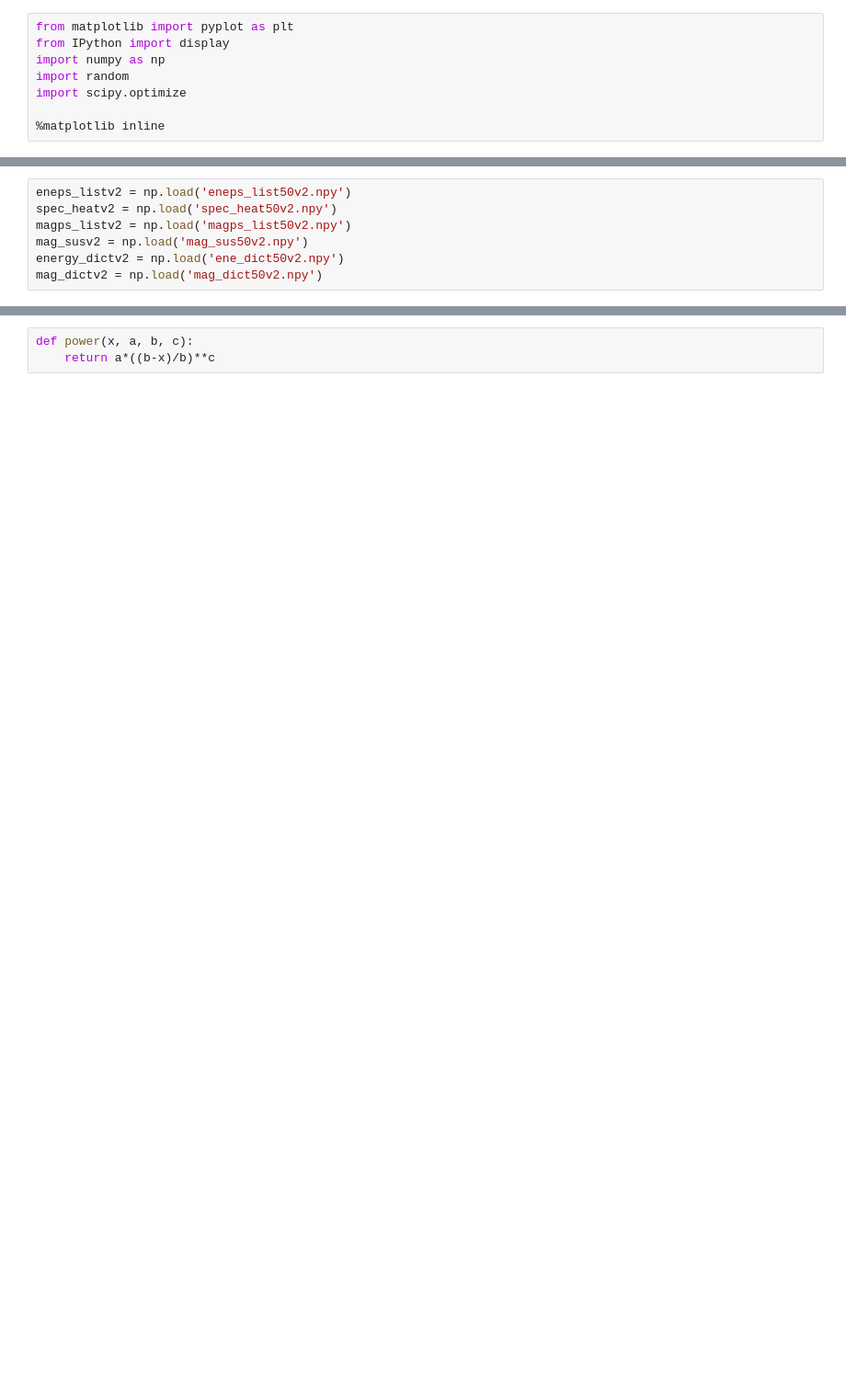
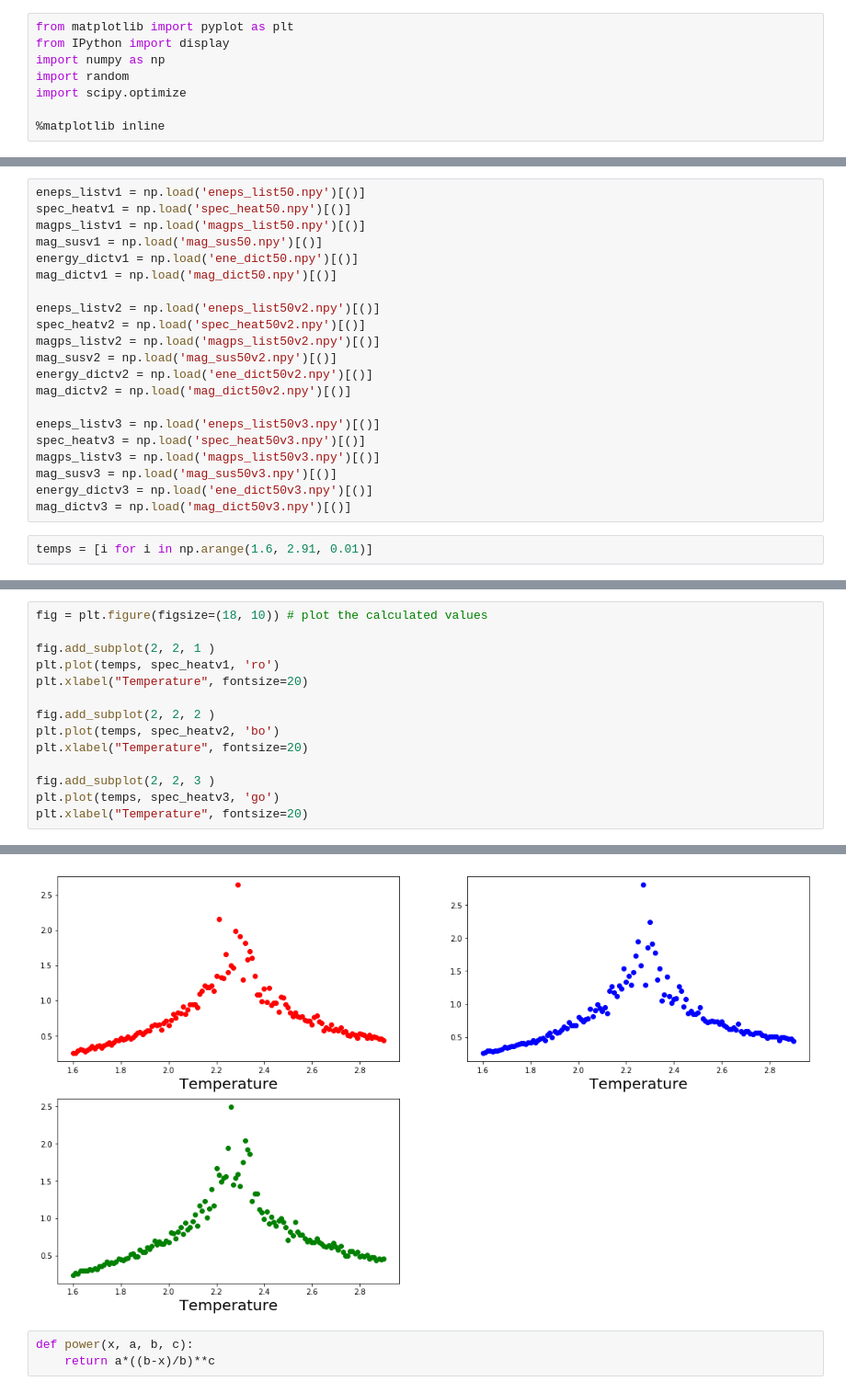
Before and after one commit to kaitshin/PHYSICS113-final-project, a Jupyter notebook: Metropolis Critical Exp.ipynb, the cells around one changed output, grey strips where cells are left out. Shown: that part at 92% size. Saved outputs shown, nothing was run; the diff lists cells and outputs as text; blank space fills up the shorter version.

```diff
--- a/Metropolis Critical Exp.ipynb
+++ b/Metropolis Critical Exp.ipynb
@@ -9,7 +81,23 @@ import scipy.optimize
 # %%
-eneps_listv2 = np.load('eneps_list50v2.npy')
-spec_heatv2 = np.load('spec_heat50v2.npy')
-magps_listv2 = np.load('magps_list50v2.npy')
-mag_susv2 = np.load('mag_sus50v2.npy')
-energy_dictv2 = np.load('ene_dict50v2.npy')
-mag_dictv2 = np.load('mag_dict50v2.npy')
+eneps_listv1 = np.load('eneps_list50.npy')[()]
+spec_heatv1 = np.load('spec_heat50.npy')[()]
+magps_listv1 = np.load('magps_list50.npy')[()]
+mag_susv1 = np.load('mag_sus50.npy')[()]
+energy_dictv1 = np.load('ene_dict50.npy')[()]
+mag_dictv1 = np.load('mag_dict50.npy')[()]
+
+eneps_listv2 = np.load('eneps_list50v2.npy')[()]
+spec_heatv2 = np.load('spec_heat50v2.npy')[()]
+magps_listv2 = np.load('magps_list50v2.npy')[()]
+mag_susv2 = np.load('mag_sus50v2.npy')[()]
+energy_dictv2 = np.load('ene_dict50v2.npy')[()]
+mag_dictv2 = np.load('mag_dict50v2.npy')[()]
+
+eneps_listv3 = np.load('eneps_list50v3.npy')[()]
+spec_heatv3 = np.load('spec_heat50v3.npy')[()]
+magps_listv3 = np.load('magps_list50v3.npy')[()]
+mag_susv3 = np.load('mag_sus50v3.npy')[()]
+energy_dictv3 = np.load('ene_dict50v3.npy')[()]
+mag_dictv3 = np.load('mag_dict50v3.npy')[()]
+# %%
+temps = [i for i in np.arange(1.6, 2.91, 0.01)]
@@ -15,0 +148,15 @@ mag_dictv2 = np.load('mag_dict50v2.npy')
+# %%
+fig = plt.figure(figsize=(18, 10)) # plot the calculated values
+
+fig.add_subplot(2, 2, 1 )
+plt.plot(temps, spec_heatv1, 'ro')
+plt.xlabel("Temperature", fontsize=20)
+
+fig.add_subplot(2, 2, 2 )
+plt.plot(temps, spec_heatv2, 'bo')
+plt.xlabel("Temperature", fontsize=20)
+
+fig.add_subplot(2, 2, 3 )
+plt.plot(temps, spec_heatv3, 'go')
+plt.xlabel("Temperature", fontsize=20)
+# %% [output]
@@ -16,3 +164,4 @@ mag_dictv2 = np.load('mag_dict50v2.npy')
+[figure, added]
 # %%
 def power(x, a, b, c):
     return a*((b-x)/b)**c
```
Also changed, not shown: parts of 49 cells of this notebook.
